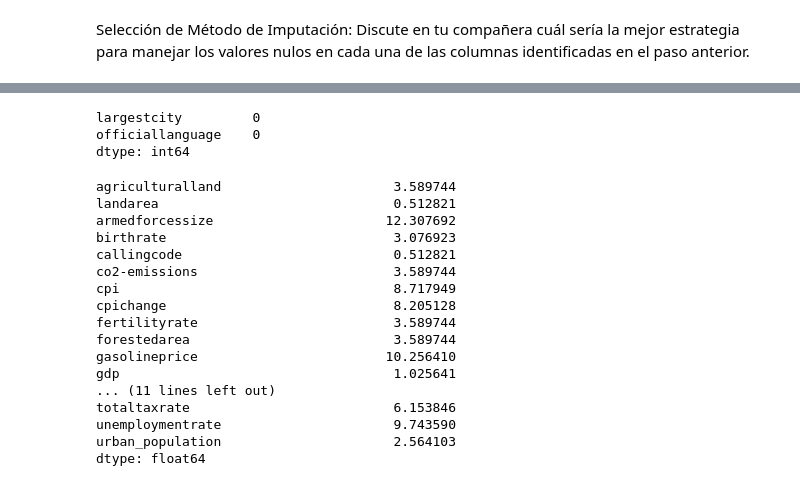
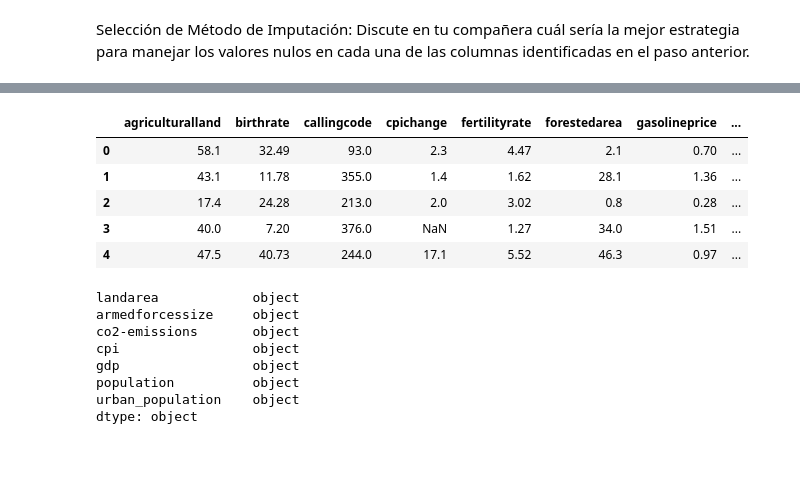
Before and after one commit to Dondiz/PromoG-Modulo3-Sprint1-Pair-Patricia_Nerea, a Jupyter notebook: gestion_nulos.ipynb, the cells around one changed output, grey strips where cells are left out. Saved outputs shown, nothing was run; the diff lists cells and outputs as text; code cells hidden in the pictures; blank space fills up the shorter version.

```diff
--- a/gestion_nulos.ipynb
+++ b/gestion_nulos.ipynb
@@ -52,12 +88,15 @@ df[columnas_categoricas].fillna("Unknown")
-# %%
-columnas =['largestcity','officiallanguage']
-
-for columna in columnas:
-    df[columna] = df[columna].fillna("Unknown")
-
-df[columnas].isnull().sum()
-# %% [output]
-largestcity         0
-officiallanguage    0
-dtype: int64
+# %%
+columnas_faltantes = []
+for columna in df[columnas_con_nulos]:
+    if df[columna].dtype == "float64":
+        columnas_faltantes.append(columna)
+# %%
+df[columnas_faltantes].head(5)
+# %% [output]
+|  | agriculturalland | birthrate | callingcode | cpichange | fertilityrate | forestedarea | gasolineprice | ... |
+| 0 | 58.1 | 32.49 | 93.0 | 2.3 | 4.47 | 2.1 | 0.70 | ... |
+| 1 | 43.1 | 11.78 | 355.0 | 1.4 | 1.62 | 28.1 | 1.36 | ... |
+| 2 | 17.4 | 24.28 | 213.0 | 2.0 | 3.02 | 0.8 | 0.28 | ... |
+| 3 | 40.0 | 7.20 | 376.0 | NaN | 1.27 | 34.0 | 1.51 | ... |
+| 4 | 47.5 | 40.73 | 244.0 | 17.1 | 5.52 | 46.3 | 0.97 | ... |
 # %%
@@ -71,22 +107,11 @@ for columna in columnas_con_nulos:
-# %%
-#df[columnas_numericas].isnull().sum()
-df_nulos= (df[columnas_numericas].isnull().sum() / df.shape[0]) * 100
-df_nulos
-# %% [output]
-agriculturalland                      3.589744
-landarea                              0.512821
-armedforcessize                      12.307692
-birthrate                             3.076923
-callingcode                           0.512821
-co2-emissions                         3.589744
-cpi                                   8.717949
-cpichange                             8.205128
-fertilityrate                         3.589744
-forestedarea                          3.589744
-gasolineprice                        10.256410
-gdp                                   1.025641
-... (11 lines left out)
-totaltaxrate                          6.153846
-unemploymentrate                      9.743590
-urban_population                      2.564103
-dtype: float64
+# %%
+df[categoricas_faltantes].dtypes
+# %% [output]
+landarea            object
+armedforcessize     object
+co2-emissions       object
+cpi                 object
+gdp                 object
+population          object
+urban_population    object
+dtype: object
```
Also changed, not shown: parts of 6 cells of this notebook, 4 other files.
